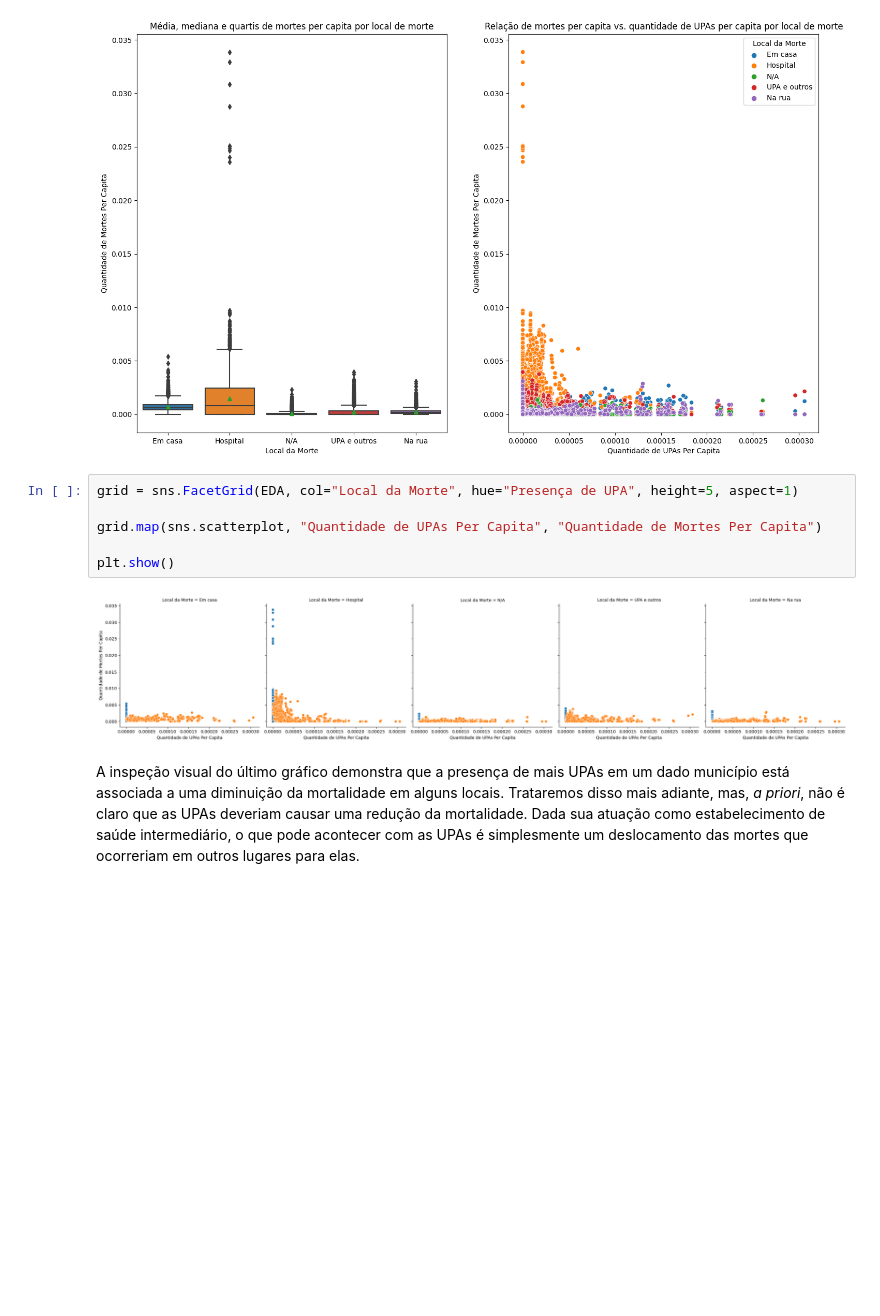
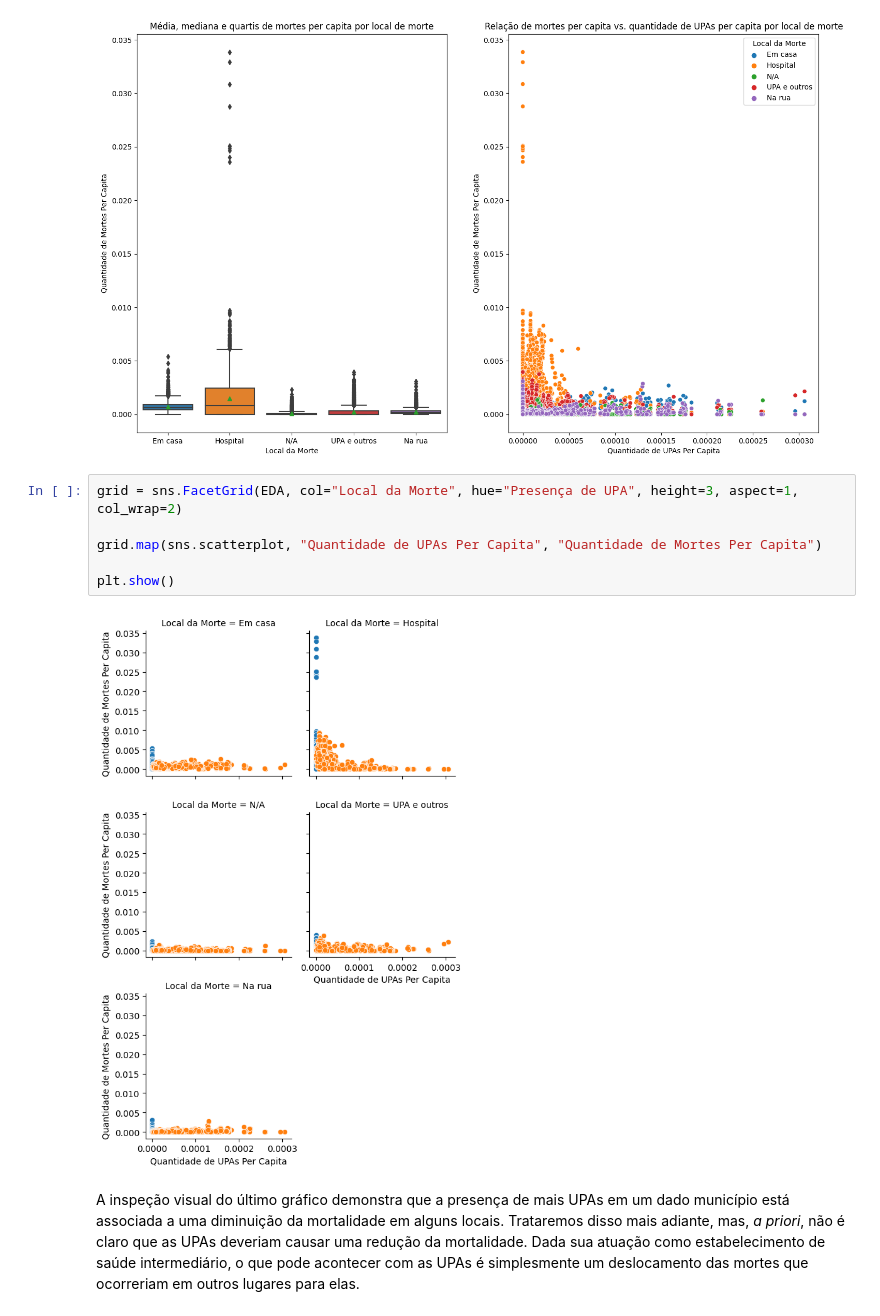
Before and after one commit to baldoinov/impacto-upas-sp, a Jupyter notebook: impacto-upas-sp-econometria-ii.ipynb, the cells around one changed output. Cells and saved outputs as stored; diff of their text form; blank space fills up the shorter version.

```diff
--- a/impacto-upas-sp-econometria-ii.ipynb
+++ b/impacto-upas-sp-econometria-ii.ipynb
@@ -171,13 +171,13 @@ plt.show()
 # %% [output]
 [figure]
 # %%
-grid = sns.FacetGrid(EDA, col="Local da Morte", hue="Presença de UPA", height=5, aspect=1)
+grid = sns.FacetGrid(EDA, col="Local da Morte", hue="Presença de UPA", height=3, aspect=1, col_wrap=2)
 
 grid.map(sns.scatterplot, "Quantidade de UPAs Per Capita", "Quantidade de Mortes Per Capita")
 
 plt.show()
 # %% [output]
-[figure, old version]
+[figure, new version]
 # %% [markdown]
 A inspeção visual do último gráfico demonstra que a presença de mais UPAs em um dado município está associada a uma diminuição da mortalidade em alguns locais. Trataremos disso mais adiante, mas, *a priori*, não é claro que as UPAs deveriam causar uma redução da mortalidade. Dada sua atuação como estabelecimento de saúde intermediário, o que pode acontecer com as UPAs é simplesmente um deslocamento das mortes que ocorreriam em outros lugares para elas.
 # %% [markdown]
```
Also changed, not shown: parts of 2 cells of this notebook.
